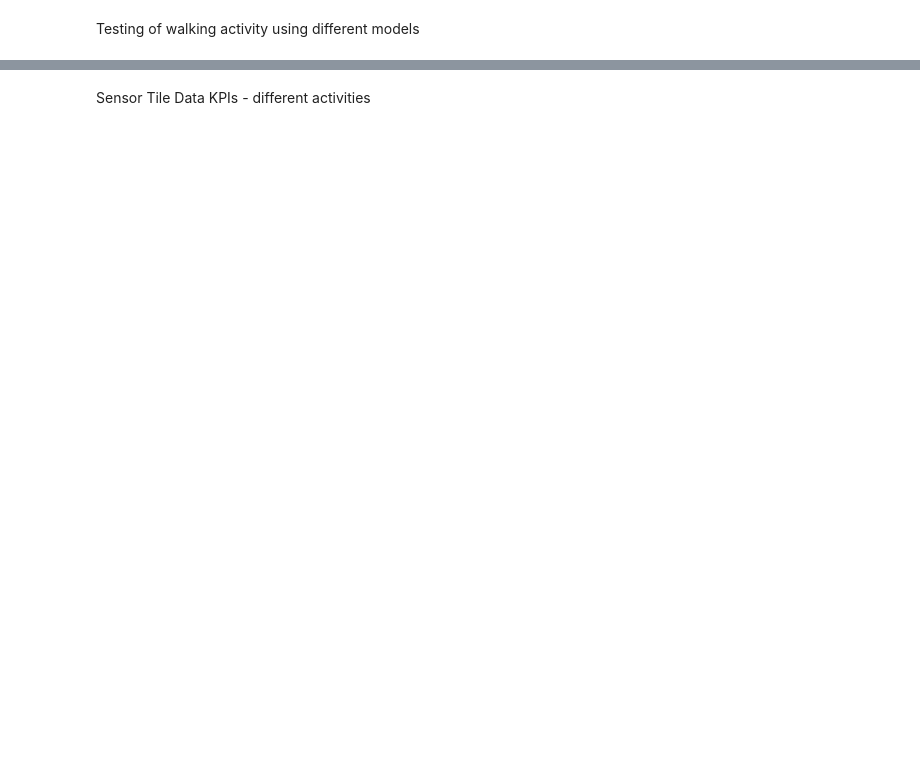
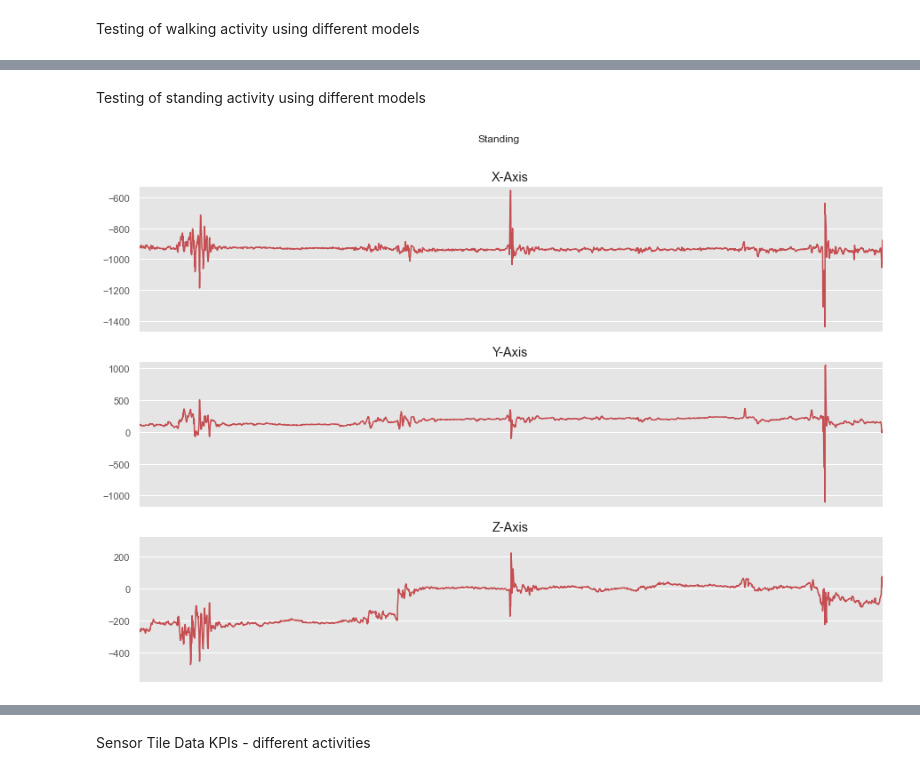
Before and after one commit to gsreddy99/har, a Jupyter notebook: HumanActivityRecognitionUsingWisdm.ipynb, the cells around one changed output, grey strips where cells are left out. Drawn from its saved outputs; the diff is of its cells as text; code cells hidden in the pictures; blank space fills up the shorter version.

```diff
--- a/HumanActivityRecognitionUsingWisdm.ipynb
+++ b/HumanActivityRecognitionUsingWisdm.ipynb
@@ -1247,0 +1351,6 @@ weighted avg       1.00      0.12      0.22        56
+# %% [markdown]
+Testing of standing activity using different models
+# %%
+plot_sensor_tile_data("shreya_standing_3.csv", 3)
+# %% [output]
+[figure, added]
```
Also changed, not shown: parts of 87 cells of this notebook.
